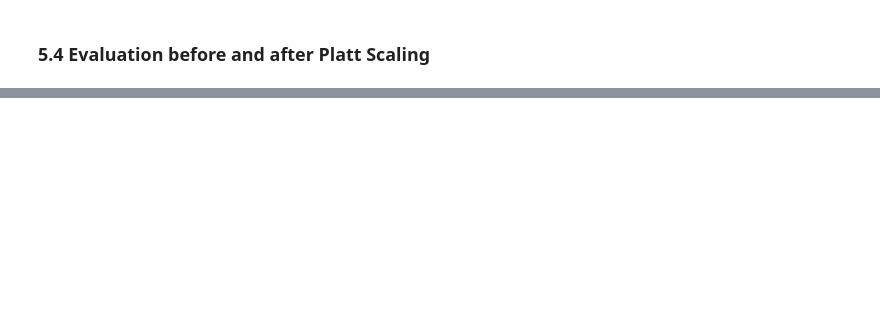
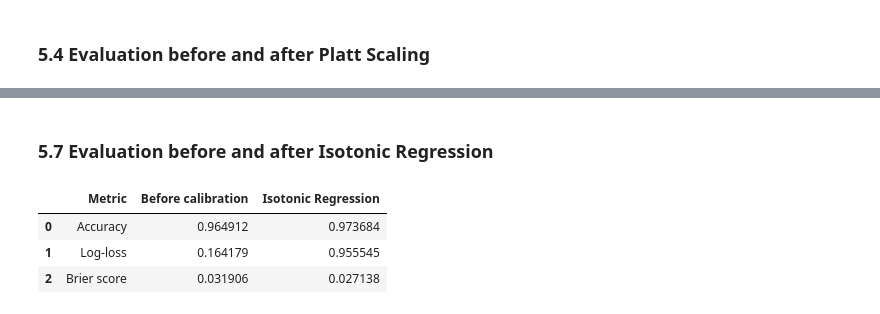
Before and after one commit to martamacri/Calibration_of_Probabilities, a Jupyter notebook: notebooks/01_breast_cancer_analysis.ipynb, the cells around one changed output, grey strips where cells are left out. Saved outputs shown, nothing was run; the diff lists cells and outputs as text; code cells hidden in the pictures; blank space fills up the shorter version.

```diff
--- a/notebooks/01_breast_cancer_analysis.ipynb
+++ b/notebooks/01_breast_cancer_analysis.ipynb
@@ -520,0 +571,29 @@ Logistic Regression already produces probabilities through a sigmoid function an
+# %% [markdown]
+### 5.7 Evaluation before and after Isotonic Regression
+# %%
+comparison_lr = pd.DataFrame({
+    "Metric": [
+        "Accuracy",
+        "Log-loss",
+        "Brier score"
+    ],
+
+    "Before calibration": [
+        accuracy_lr,
+        logloss_lr,
+        brier_lr
+    ],
+
+    "Isotonic Regression": [
+        accuracy_lr_isotonic,
+        logloss_lr_isotonic,
+        brier_lr_isotonic
+    ]
+})
+
+comparison_lr
+# %% [output]
+|  | Metric | Before calibration | Isotonic Regression |
+| 0 | Accuracy | 0.964912 | 0.973684 |
+| 1 | Log-loss | 0.164179 | 0.955545 |
+| 2 | Brier score | 0.031906 | 0.027138 |
```
Also changed, not shown: parts of 34 cells of this notebook.
